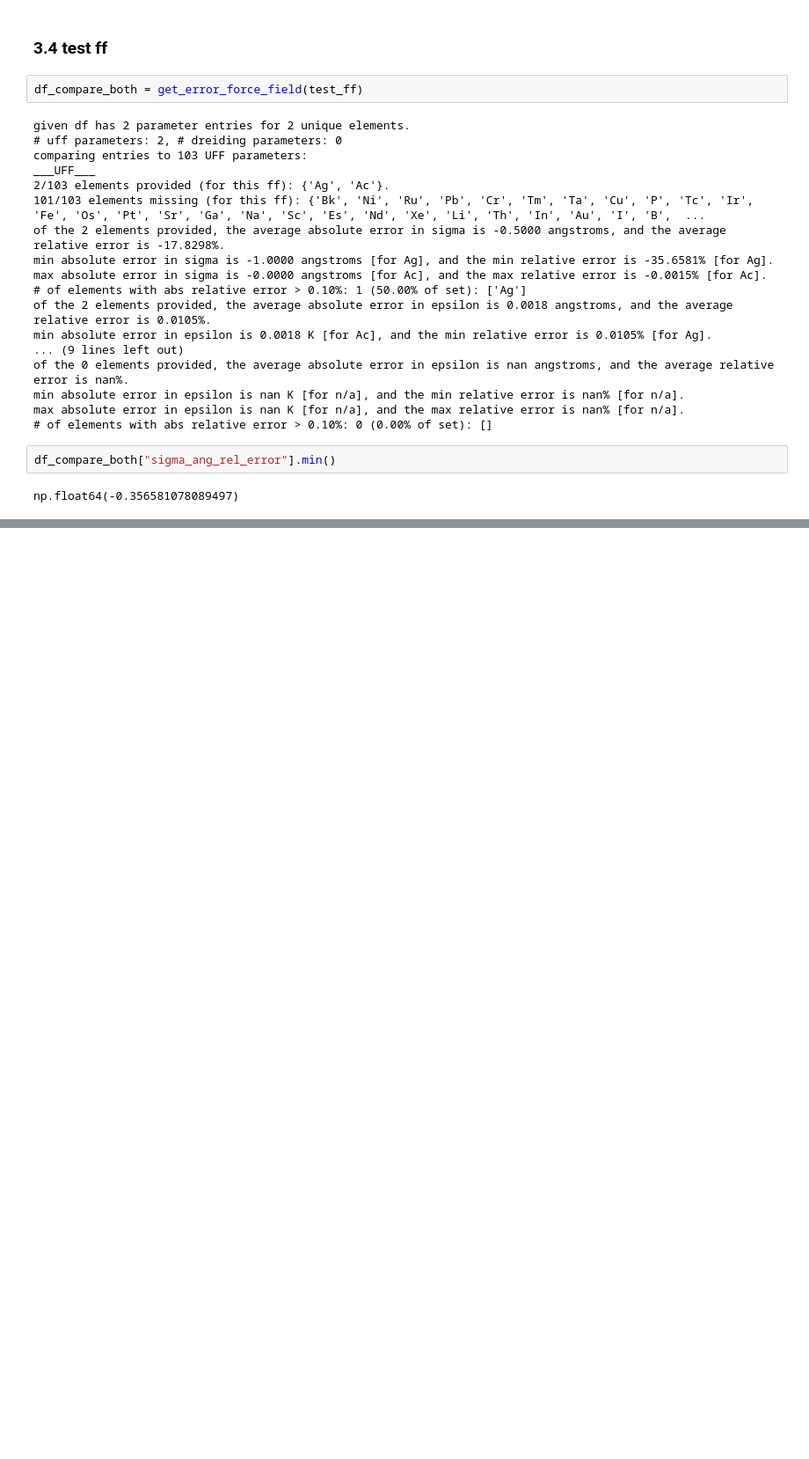
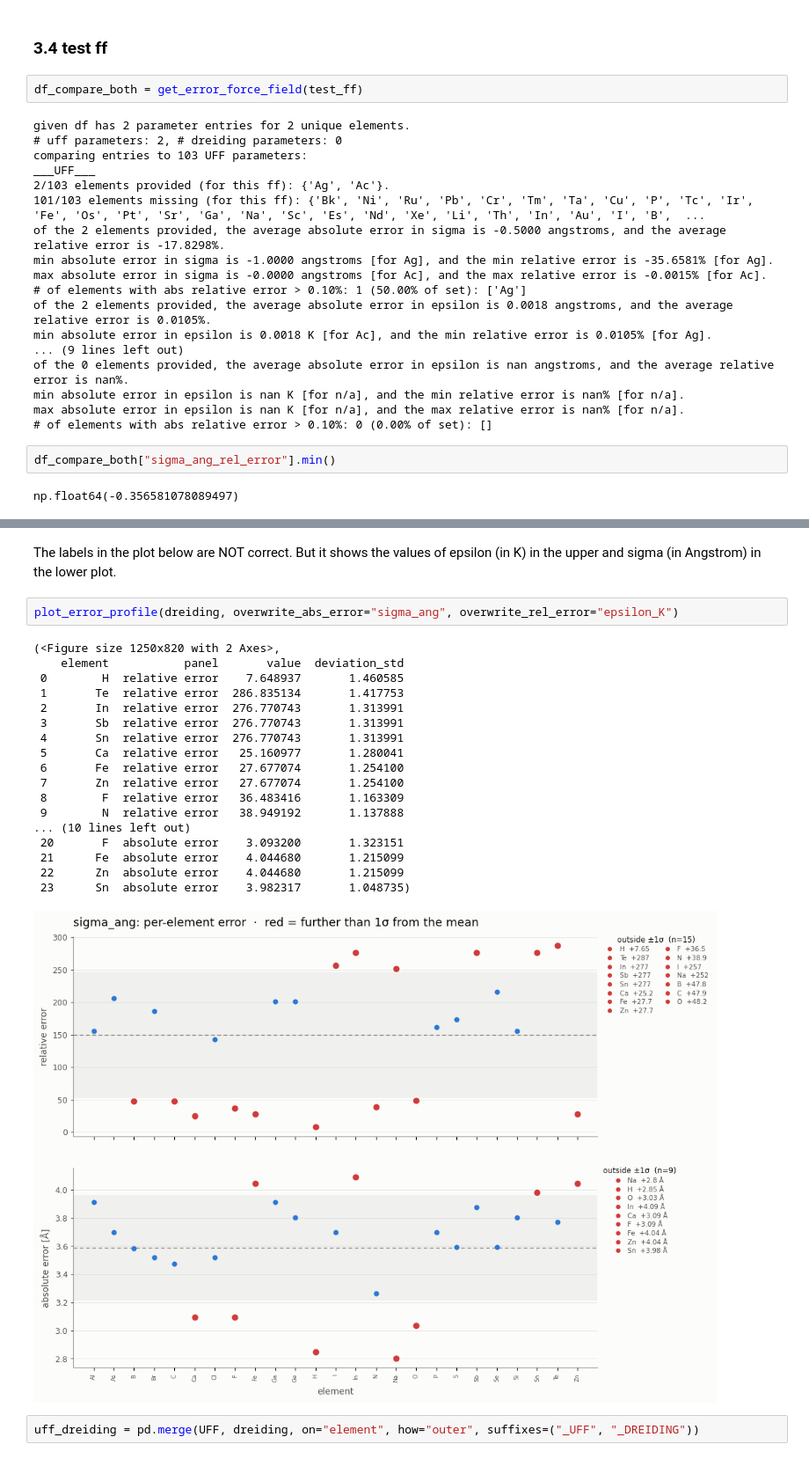
Before and after one commit to bebuhk/force_field_parameters, a Jupyter notebook: check_ff_parameter.ipynb, the cells around one changed output, grey strips where cells are left out. Shown at 88% size. Saved outputs shown, nothing was run; the diff lists cells and outputs as text; blank space fills up the shorter version.

```diff
--- a/check_ff_parameter.ipynb
+++ b/check_ff_parameter.ipynb
@@ -1198,0 +1281,25 @@ np.float64(-0.356581078089497)
+# %% [markdown]
+The labels in the plot below are NOT correct. But it shows the values of epsilon (in K) in the upper and sigma (in Angstrom) in the lower plot.
+# %%
+plot_error_profile(dreiding, overwrite_abs_error="sigma_ang", overwrite_rel_error="epsilon_K")
+# %% [output]
+(<Figure size 1250x820 with 2 Axes>,
+    element           panel       value  deviation_std
+ 0        H  relative error    7.648937       1.460585
+ 1       Te  relative error  286.835134       1.417753
+ 2       In  relative error  276.770743       1.313991
+ 3       Sb  relative error  276.770743       1.313991
+ 4       Sn  relative error  276.770743       1.313991
+ 5       Ca  relative error   25.160977       1.280041
+ 6       Fe  relative error   27.677074       1.254100
+ 7       Zn  relative error   27.677074       1.254100
+ 8        F  relative error   36.483416       1.163309
+ 9        N  relative error   38.949192       1.137888
+... (10 lines left out)
+ 20       F  absolute error    3.093200       1.323151
+ 21      Fe  absolute error    4.044680       1.215099
+ 22      Zn  absolute error    4.044680       1.215099
+ 23      Sn  absolute error    3.982317       1.048735)
+[figure, added]
+# %%
+uff_dreiding = pd.merge(UFF, dreiding, on="element", how="outer", suffixes=("_UFF", "_DREIDING"))
```
Also changed, not shown: parts of 15 cells of this notebook, 1 other file.
